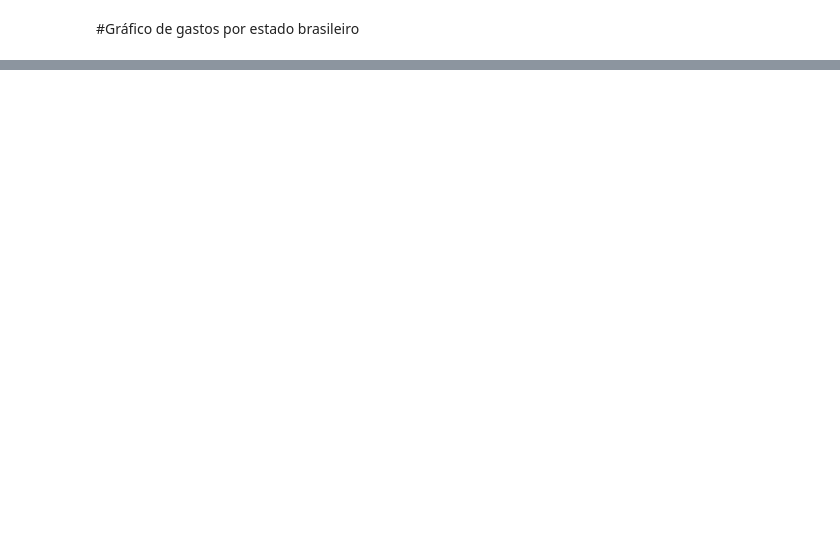
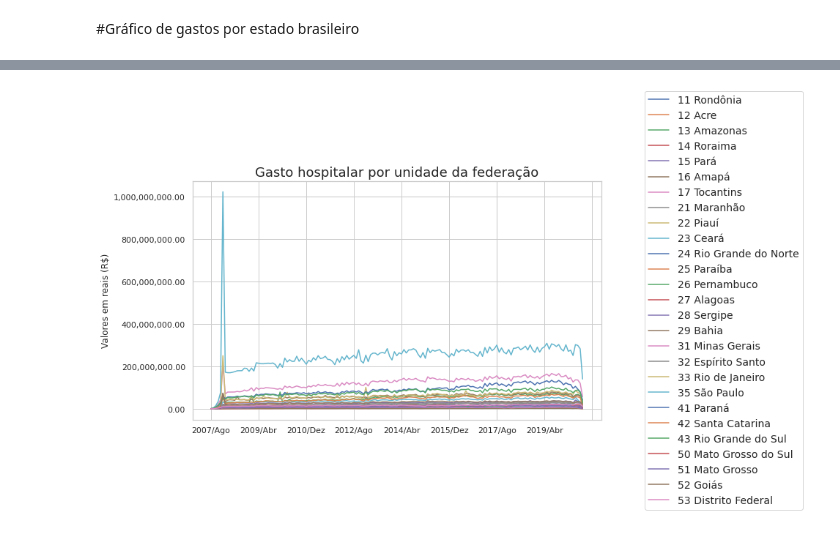
Before and after one commit to erikamarchi/bootcamp-alura-data-science, a Jupyter notebook: modulo-01/Dados_Hospitalares.ipynb, the cells around one changed output, grey strips where cells are left out. Saved outputs shown, nothing was run; the diff lists cells and outputs as text; code cells hidden in the pictures; blank space fills up the shorter version.

```diff
--- a/modulo-01/Dados_Hospitalares.ipynb
+++ b/modulo-01/Dados_Hospitalares.ipynb
@@ -73,3 +79,12 @@ numpy.float64
+# %%
+colunas_utilizaveis = dados.mean().index.tolist()
+colunas_utilizaveis.insert(0, "Unidade da Federação")
+# %%
+usaveis = dados[colunas_utilizaveis]
+# %%
+usaveis = usaveis.set_index("Unidade da Federação")
+# %%
+usaveis = usaveis.drop("Total", axis=1)
 # %% [markdown]
 #Gráfico de gastos por estado brasileiro
 # %%
@@ -102,0 +124,9 @@ ax.set_xticklabels(dados['Unidade da Federação'],rotation=45,ha='right');
+# %%
+ax = usaveis.T.plot(figsize=(10,6))
+ax.legend(loc='center', bbox_to_anchor=(1.3,0.5), fontsize=14)
+ax.set_title('Gasto hospitalar por unidade da federação',fontsize=18)
+ax.yaxis.set_major_formatter(ticker.StrMethodFormatter("{x:,.2f}"))
+ax.set_ylabel("Valores em reais (R$)")
+ax.figure.set_size_inches(10,6);
+# %% [output]
+[figure, added]
```
Also changed, not shown: parts of 8 cells of this notebook.
